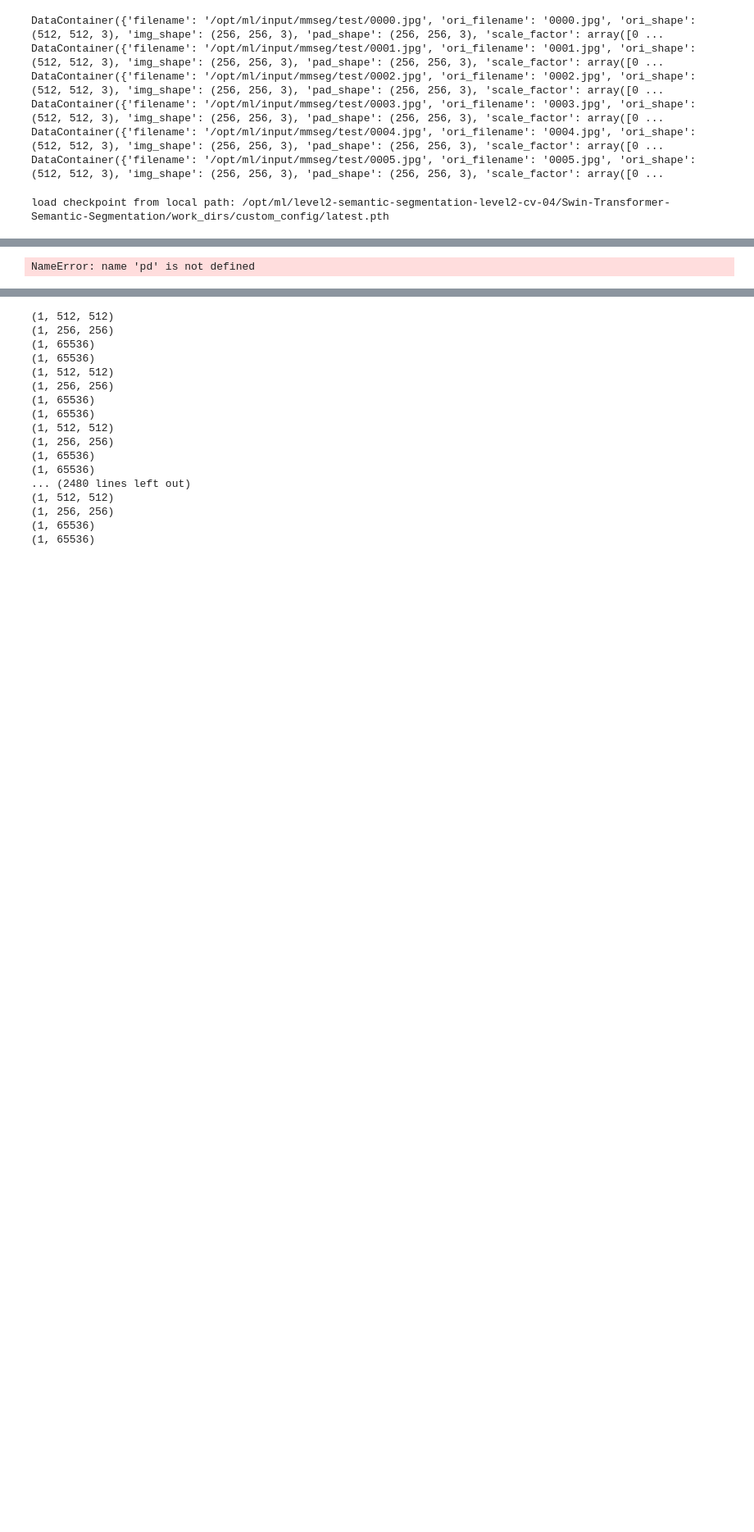
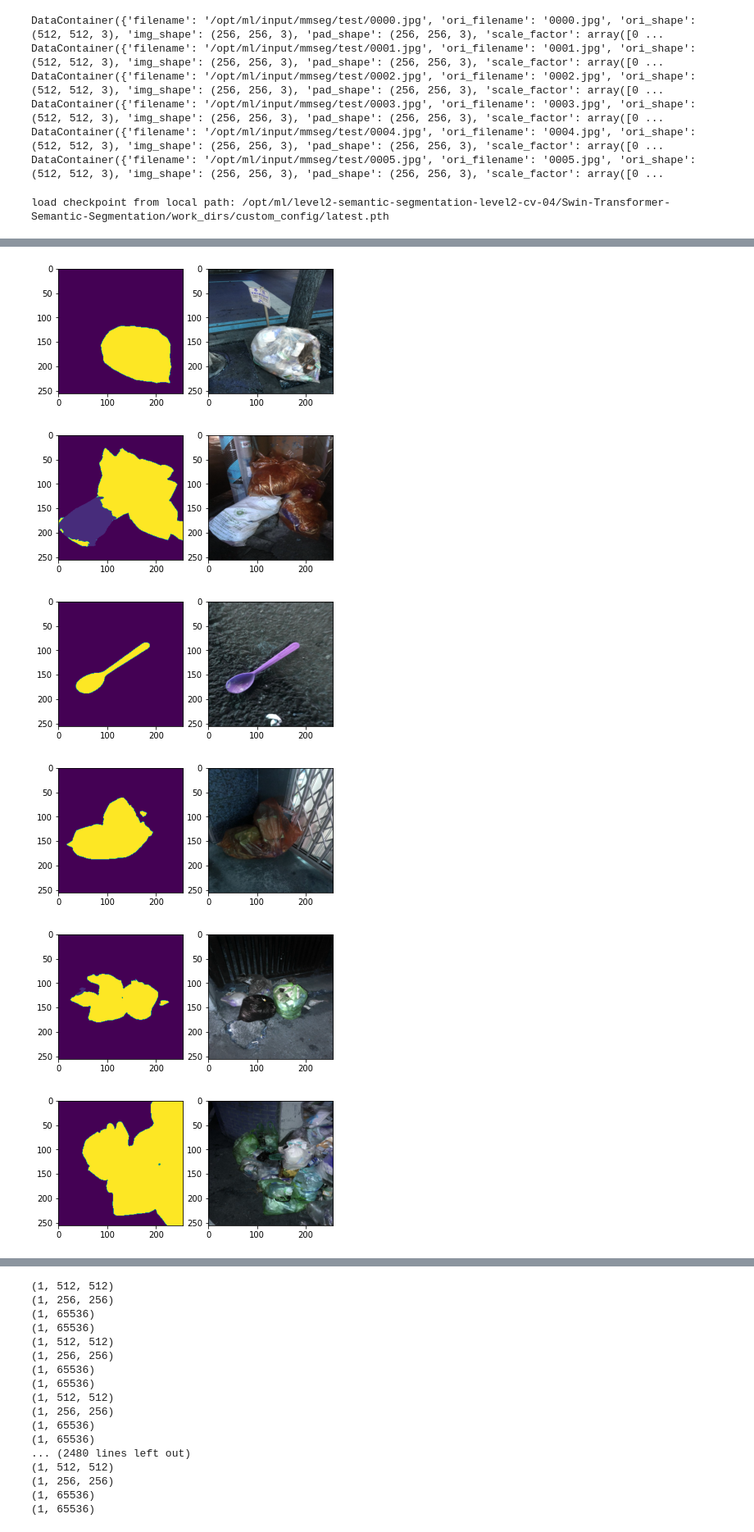
Before and after one commit to boostcampaitech3/level2-semantic-segmentation-level2-cv-04, a Jupyter notebook: Swin-Transformer-Semantic-Segmentation/inference (1).ipynb, the cells around one changed output, grey strips where cells are left out. Shown at 82% size. Saved outputs shown, nothing was run; the diff lists cells and outputs as text; code cells hidden in the pictures; blank space fills up the shorter version.

```diff
--- a/Swin-Transformer-Semantic-Segmentation/inference (1).ipynb
+++ b/Swin-Transformer-Semantic-Segmentation/inference (1).ipynb
@@ -91,15 +91,15 @@ transform = A.Compose([A.Resize(size, size)])
 # PredictionString 대입
 cnt=20
 for image_id, predict in enumerate(output):
-	if cnt==0:
-		break
-	else:
-		cnt-=1
+	# if cnt==0:
+	# 	break
+	# else:
+	# 	cnt-=1
 	image_id = datas["images"][image_id]
 	file_name = image_id["file_name"]
 
 
-	print(file_name)
+	# print(file_name)
 	img = cv2.imread('/opt/ml/input/data/'+f'{file_name}')
 	transformed = transform(image = img, mask = predict)
 
@@ -117,5 +117,54 @@ for image_id, predict in enumerate(output):
 
 # submission.csv로 저장
 submission.to_csv(os.path.join(f'submission_{epoch}.csv'), index=False)
-# %% [output]
-NameError: name 'pd' is not defined
+# %%
+# sample_submisson.csv 열기
+import matplotlib.pyplot as plt
+import albumentations as A
+submission = pd.DataFrame(columns=["image_id","PredictionString"])
+json_dir = os.path.join("/opt/ml/input/data/test.json")
+with open(json_dir, "r", encoding="utf8") as outfile:
+    datas = json.load(outfile)
+
+input_size = 512
+output_size = 256
+bin_size = input_size // output_size
+size = 256
+transform = A.Compose([A.Resize(size, size)])
+
+# PredictionString 대입
+cnt=20
+for image_id, predict in enumerate(output):
+	if cnt==0:
+		break
+	else:
+		cnt-=1
+	image_id = datas["images"][image_id]
+	file_name = image_id["file_name"]
+
+
+	# print(file_name)
+	img = cv2.imread('/opt/ml/input/data/'+f'{file_name}')
+	transformed = transform(image = img, mask = predict)
+
+	mask = transformed['mask']
+	string=mask.reshape((256 * 256)).astype(int)
+	fig=plt.figure()
+	ax = fig.add_subplot(121)
+	plt.imshow(transformed['mask'])
+	ax = fig.add_subplot(122)
+	plt.imshow(transformed['image'])
+	plt.show()
+
+# 	submission = submission.append({"image_id" : file_name, "PredictionString" : ' '.join(str(e) for e in string.tolist())},
+# 									ignore_index=True)
+
+# # submission.csv로 저장
+# submission.to_csv(os.path.join(f'submission_{epoch}.csv'), index=False)
+# %% [output]
+[figure, added]
+[figure, added]
+[figure, added]
+[figure, added]
+[figure, added]
+[figure, added]
```
Also changed, not shown: parts of 2 cells of this notebook, 4 other files.
